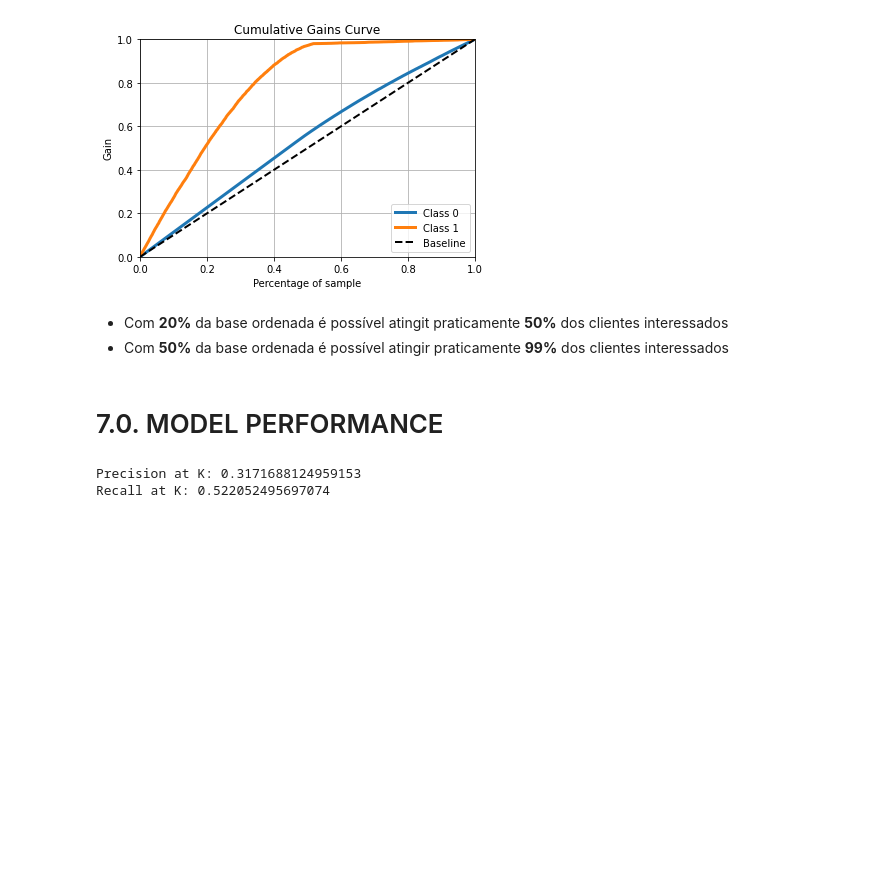
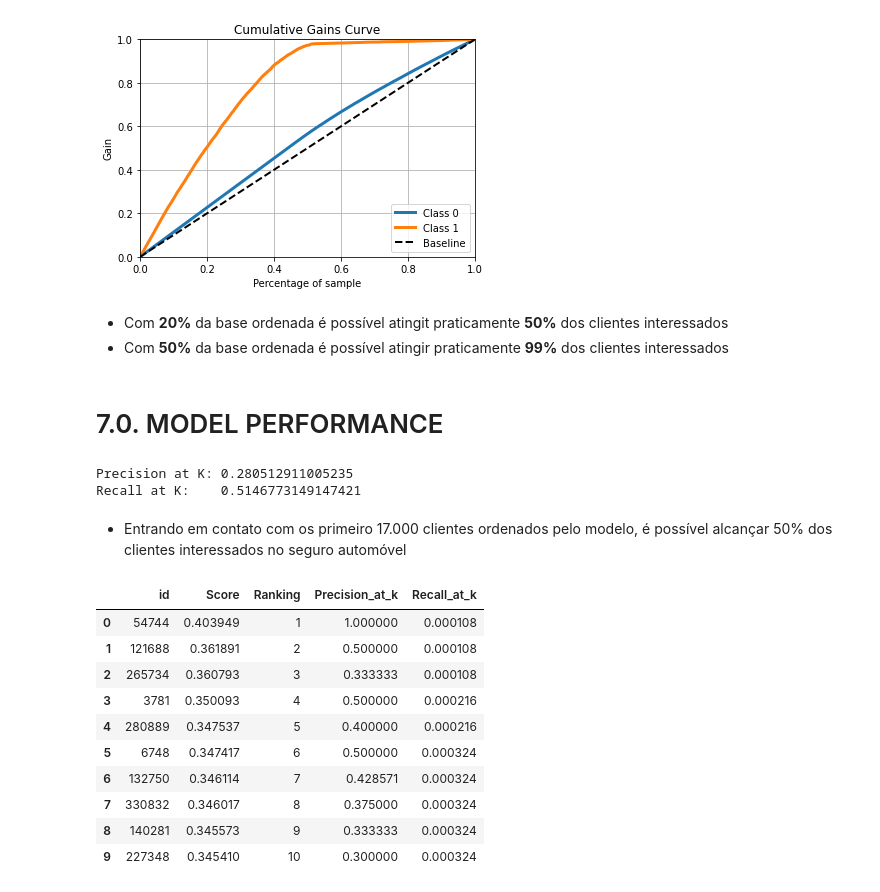
Before and after one commit to cristiandaco/health_insurance_cross_sell, a Jupyter notebook: 07_model_performance.ipynb, the cells around one changed output. Cells and saved outputs as stored; diff of their text form; code cells hidden in the pictures; blank space fills up the shorter version.

Commit message:
model performance

```diff
--- a/07_model_performance.ipynb
+++ b/07_model_performance.ipynb
@@ -645,7 +645,7 @@ df7 = x_validation.copy()
 df7['Response'] = y_test.copy()
 
 #propensity score
-df7['Score'] = yhat_rf[:, 1].tolist()
+df7['Score'] = yhat_lr[:, 1].tolist()
 
 #sort_values by propensity score
 df7 = df7.sort_values( 'Score', ascending = False )
@@ -678,11 +678,29 @@ df7['Precision_at_k'] = df7['Response'].cumsum() / df7['Ranking']
 #recall
 df7['Recall_at_k'] = df7['Response'].cumsum() / df7['Response'].sum()
 # %%
-precision_at_15300 = precision_at_k( df7, k = 15300 )
-print( 'Precision at K: {}'.format( precision_at_15300) )
+precision_at_17000 = precision_at_k( df7, k = 17000 )
+print( 'Precision at K: {}'.format( precision_at_17000) )
 
-recall_at_15300 = recall_at_k( df7, k = 15300 )
-print( 'Recall at K: {}'.format( recall_at_15300) )
+recall_at_17000 = recall_at_k( df7, k = 17000 )
+print( 'Recall at K:    {}'.format( recall_at_17000) )
+
+df7 = df7.drop( columns = 'Response' )
 # %% [output]
-Precision at K: 0.3171688124959153
-Recall at K: 0.522052495697074
+Precision at K: 0.280512911005235
+Recall at K:    0.5146773149147421
+# %% [markdown]
+- Entrando em contato com os primeiro 17.000 clientes ordenados pelo modelo, é possível alcançar 50% dos clientes interessados no seguro automóvel
+# %%
+df7[['id', 'Score', 'Ranking', 'Precision_at_k', 'Recall_at_k']].head(10)
+# %% [output]
+|  | id | Score | Ranking | Precision_at_k | Recall_at_k |
+| 0 | 54744 | 0.403949 | 1 | 1.000000 | 0.000108 |
+| 1 | 121688 | 0.361891 | 2 | 0.500000 | 0.000108 |
+| 2 | 265734 | 0.360793 | 3 | 0.333333 | 0.000108 |
+| 3 | 3781 | 0.350093 | 4 | 0.500000 | 0.000216 |
+| 4 | 280889 | 0.347537 | 5 | 0.400000 | 0.000216 |
+| 5 | 6748 | 0.347417 | 6 | 0.500000 | 0.000324 |
+| 6 | 132750 | 0.346114 | 7 | 0.428571 | 0.000324 |
+| 7 | 330832 | 0.346017 | 8 | 0.375000 | 0.000324 |
+| 8 | 140281 | 0.345573 | 9 | 0.333333 | 0.000324 |
+| 9 | 227348 | 0.345410 | 10 | 0.300000 | 0.000324 |
```
Also changed, not shown: parts of 3 cells of this notebook.
